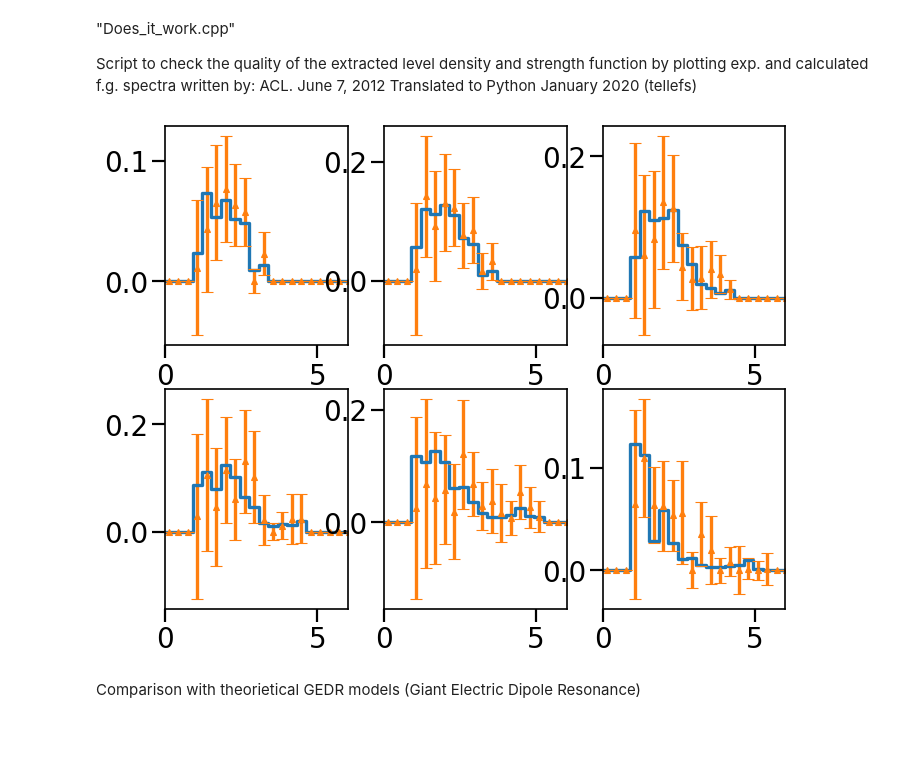
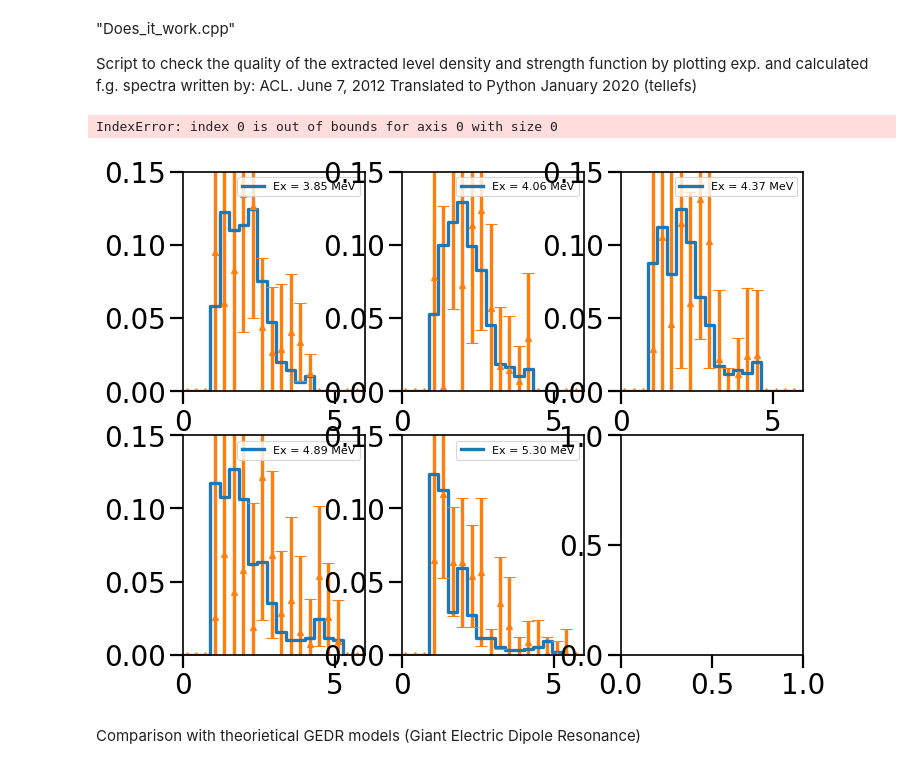
Before and after one commit to tellefs/MasterThesis, a Jupyter notebook: plotting/analysis_plots.ipynb, the cells around one changed output. Drawn from its saved outputs; the diff is of its cells as text; code cells hidden in the pictures; blank space fills up the shorter version.

```diff
--- a/plotting/analysis_plots.ipynb
+++ b/plotting/analysis_plots.ipynb
@@ -201,7 +201,7 @@ fg_theo, x_cal_theo, y_cal_theo, x_dim_theo, y_dim_theo = read_rsg(fg_theo_file)
 
 bin1, bin2, bin3, bin4, bin5, bin6 = 13, 14, 15, 16, 17, 18
 
-bins = [36, 40, 45, 50, 55, 59]
+bins = [45, 47, 50, 53, 55, 59,]
 
 fig, ((ax1, ax2, ax3), (ax4, ax5, ax6)) = plt.subplots(2, 3)
 axes = [ax1, ax2, ax3, ax4, ax5, ax6]
@@ -217,37 +217,40 @@ for i in range(len(bins)):
 
     fg_exp_copy = fg_exp.copy()
     fg_exp_copy.cut('Ex', bin_no, bin_no+2)
     fg_exp_copy.Eg = x_cal_exp[0] + x_cal_exp[1]*fg_exp_copy.Eg + x_cal_exp[2]*fg_exp_copy.Eg**2
     fg_exp_copy.Ex = y_cal_exp[0] + y_cal_exp[1]*fg_exp_copy.Ex + y_cal_exp[2]*fg_exp_copy.Ex**2
     exp_y, exp_x = fg_exp_copy.projection('Eg');
 
     fg_exp_error_copy = fg_exp_error.copy()
     fg_exp_error_copy.cut('Ex', bin_no, bin_no+2)
     fg_exp_error_copy.Eg = x_cal_exp_error[0] + x_cal_exp_error[1]*fg_exp_error_copy.Eg + x_cal_exp_error[2]*fg_exp_error_copy.Eg**2
     fg_exp_error_copy.Ex = y_cal_exp_error[0] + y_cal_exp_error[1]*fg_exp_copy.Ex + y_cal_exp_error[2]*fg_exp_error_copy.Ex**2
     exp_err_y, exp_err_x = fg_exp_error_copy.projection('Eg');
 
     theo_y = theo_y[0:-1:3]
     theo_x = theo_x[0:-1:3]
     exp_y = exp_y[0:-1:3]
     exp_x = exp_x[0:-1:3]
     exp_err_y = exp_err_y[0:-1:3]
     exp_err_x = exp_err_x[0:-1:3]
 
-
-    axes[i].step(theo_x, theo_y, where='mid')
+    current_Ex = y_cal_theo[0] + y_cal_theo[1]*(bin_no+0.5) + y_cal_theo[2]*(bin_no+0.5)**2
+    axes[i].step(theo_x, theo_y, where='mid', label='Ex = %.2f MeV'%current_Ex)
 
 
     axes[i].errorbar(exp_x, exp_y, yerr=exp_err_y, marker='^', linestyle='')
-
+    axes[i].legend(fontsize=10)
 
 
 
     axes[i].set_xlim(0, 6)
+    axes[i].set_ylim(0, 0.15)
+
 
 fig.show()
 # %% [output]
+IndexError: index 0 is out of bounds for axis 0 with size 0
-[figure, old version]
+[figure, new version]
 # %% [markdown]
 Comparison with theorietical GEDR models (Giant Electric Dipole Resonance)
 # %% [raw]
```
